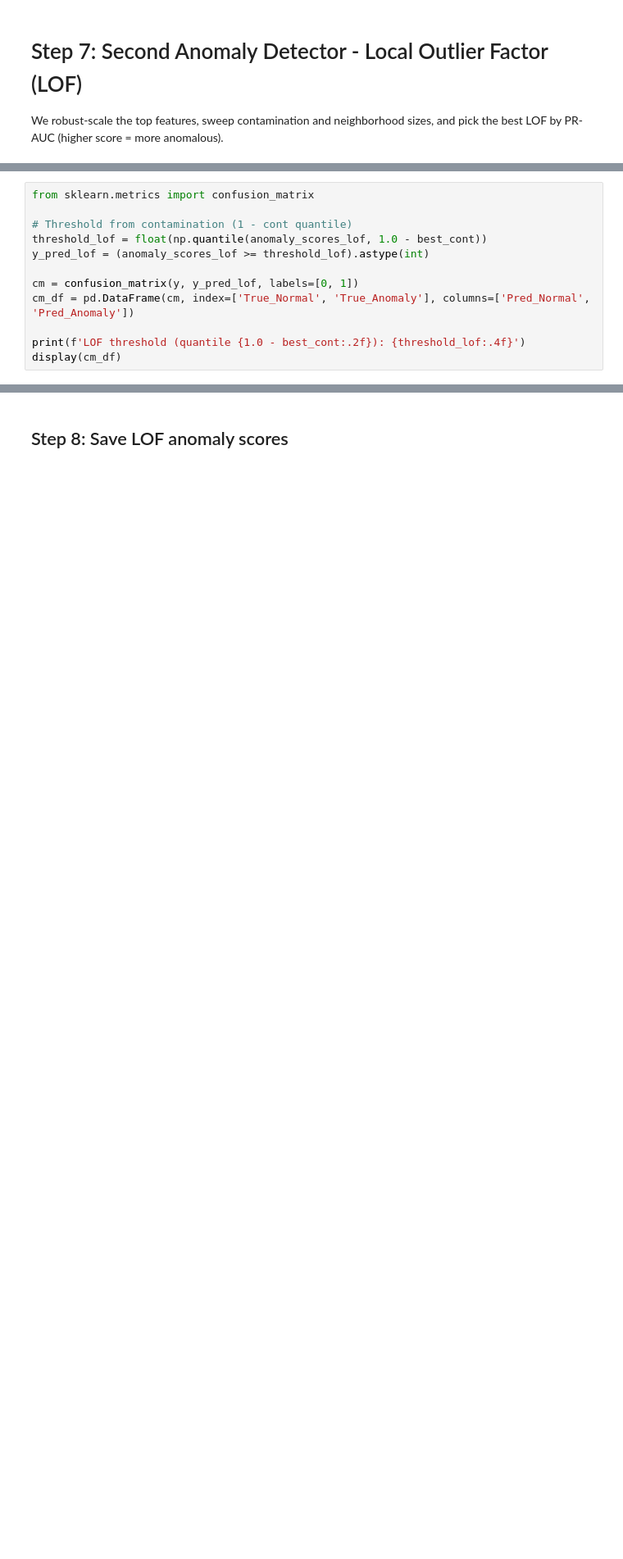
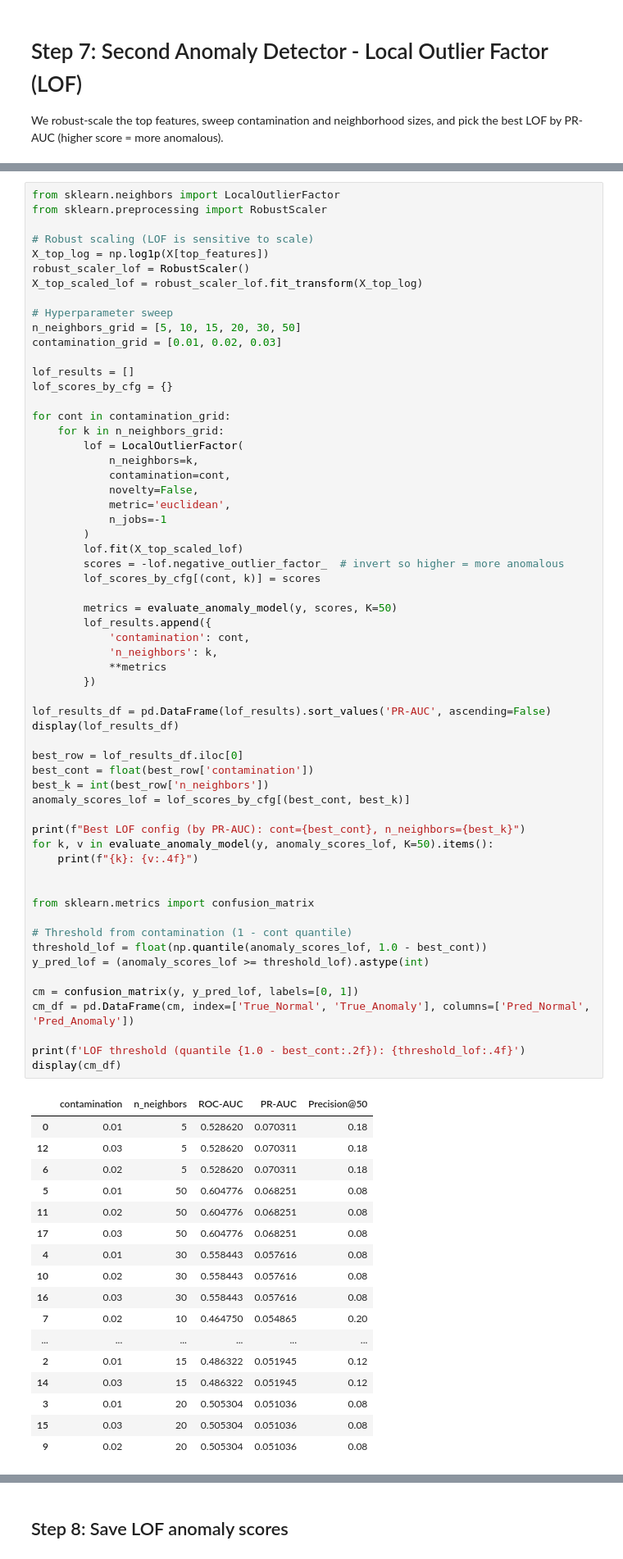
Before and after one commit to feng123liang/project, a Jupyter notebook: project.ipynb, the cells around one changed output, grey strips where cells are left out. Shown at 82% size. Cells and saved outputs as stored; diff of their text form; blank space fills up the shorter version.

```diff
--- a/project.ipynb
+++ b/project.ipynb
@@ -1109,13 +515,78 @@ plot_2D_PCA(X_processed, anomaly_scores_best, K=50, title_suffix=best_detector['
 # %%
+from sklearn.neighbors import LocalOutlierFactor
+from sklearn.preprocessing import RobustScaler
+
+# Robust scaling (LOF is sensitive to scale)
+X_top_log = np.log1p(X[top_features])
+robust_scaler_lof = RobustScaler()
+X_top_scaled_lof = robust_scaler_lof.fit_transform(X_top_log)
+
+# Hyperparameter sweep
+n_neighbors_grid = [5, 10, 15, 20, 30, 50]
+contamination_grid = [0.01, 0.02, 0.03]
+
+lof_results = []
+lof_scores_by_cfg = {}
+
+for cont in contamination_grid:
+    for k in n_neighbors_grid:
+        lof = LocalOutlierFactor(
+            n_neighbors=k,
+            contamination=cont,
+            novelty=False,
+            metric='euclidean',
+            n_jobs=-1
+        )
+        lof.fit(X_top_scaled_lof)
+        scores = -lof.negative_outlier_factor_  # invert so higher = more anomalous
+        lof_scores_by_cfg[(cont, k)] = scores
+
+        metrics = evaluate_anomaly_model(y, scores, K=50)
+        lof_results.append({
+            'contamination': cont,
+            'n_neighbors': k,
+            **metrics
+        })
+
+lof_results_df = pd.DataFrame(lof_results).sort_values('PR-AUC', ascending=False)
+display(lof_results_df)
+
+best_row = lof_results_df.iloc[0]
+best_cont = float(best_row['contamination'])
+best_k = int(best_row['n_neighbors'])
+anomaly_scores_lof = lof_scores_by_cfg[(best_cont, best_k)]
+
+print(f"Best LOF config (by PR-AUC): cont={best_cont}, n_neighbors={best_k}")
+for k, v in evaluate_anomaly_model(y, anomaly_scores_lof, K=50).items():
+    print(f"{k}: {v:.4f}")
+
+
 from sklearn.metrics import confusion_matrix
 
 # Threshold from contamination (1 - cont quantile)
 threshold_lof = float(np.quantile(anomaly_scores_lof, 1.0 - best_cont))
 y_pred_lof = (anomaly_scores_lof >= threshold_lof).astype(int)
 
 cm = confusion_matrix(y, y_pred_lof, labels=[0, 1])
 cm_df = pd.DataFrame(cm, index=['True_Normal', 'True_Anomaly'], columns=['Pred_Normal', 'Pred_Anomaly'])
 
 print(f'LOF threshold (quantile {1.0 - best_cont:.2f}): {threshold_lof:.4f}')
 display(cm_df)
 # %% [output]
+|  | contamination | n_neighbors | ROC-AUC | PR-AUC | Precision@50 |
+| 0 | 0.01 | 5 | 0.528620 | 0.070311 | 0.18 |
+| 12 | 0.03 | 5 | 0.528620 | 0.070311 | 0.18 |
+| 6 | 0.02 | 5 | 0.528620 | 0.070311 | 0.18 |
+| 5 | 0.01 | 50 | 0.604776 | 0.068251 | 0.08 |
+| 11 | 0.02 | 50 | 0.604776 | 0.068251 | 0.08 |
+| 17 | 0.03 | 50 | 0.604776 | 0.068251 | 0.08 |
+| 4 | 0.01 | 30 | 0.558443 | 0.057616 | 0.08 |
+| 10 | 0.02 | 30 | 0.558443 | 0.057616 | 0.08 |
+| 16 | 0.03 | 30 | 0.558443 | 0.057616 | 0.08 |
+| 7 | 0.02 | 10 | 0.464750 | 0.054865 | 0.20 |
+| ... | ... | ... | ... | ... | ... |
+| 2 | 0.01 | 15 | 0.486322 | 0.051945 | 0.12 |
+| 14 | 0.03 | 15 | 0.486322 | 0.051945 | 0.12 |
+| 3 | 0.01 | 20 | 0.505304 | 0.051036 | 0.08 |
+| 15 | 0.03 | 20 | 0.505304 | 0.051036 | 0.08 |
+| 9 | 0.02 | 20 | 0.505304 | 0.051036 | 0.08 |
```
Also changed, not shown: parts of 11 cells of this notebook.
